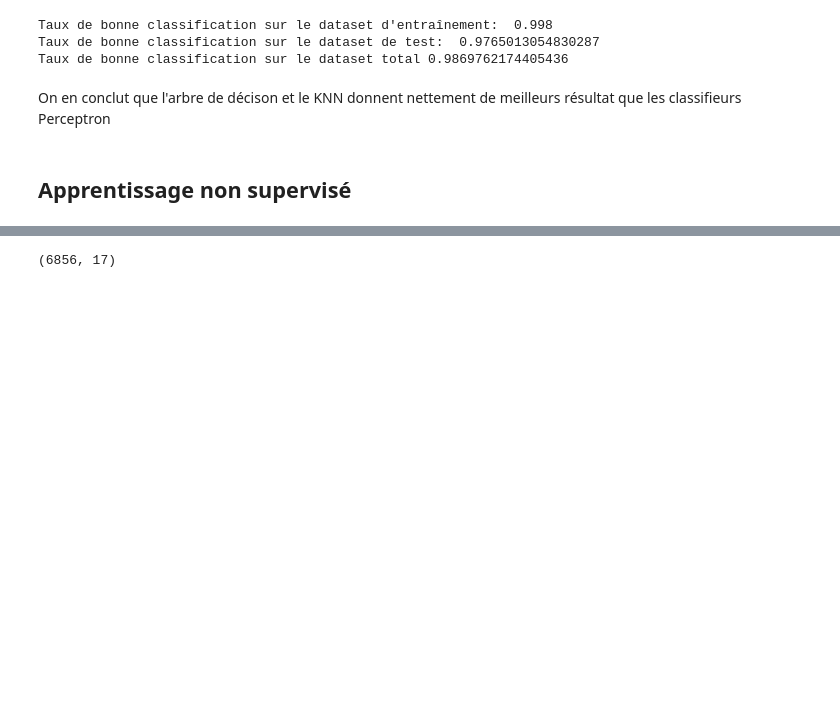
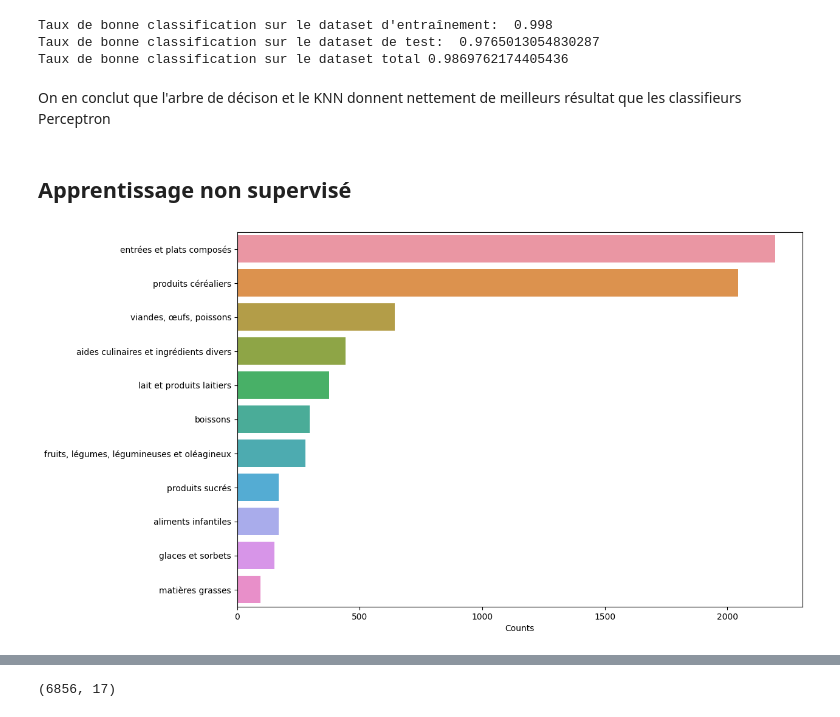
Before and after one commit to Lolikyu/Projet-DataScience, a Jupyter notebook: projet/notebook.ipynb, the cells around one changed output, grey strips where cells are left out. Drawn from its saved outputs; the diff is of its cells as text; code cells hidden in the pictures; blank space fills up the shorter version.

```diff
--- a/projet/notebook.ipynb
+++ b/projet/notebook.ipynb
@@ -494,4 +493,13 @@ Taux de bonne classification sur le dataset total 0.9869762174405436
 On en conclut que l'arbre de décison et le KNN donnent nettement de meilleurs résultat que les classifieurs Perceptron
 # %% [markdown]
 ## Apprentissage non supervisé
+# %%
+dataNS = data_ingredients.copy()
+
+# Bar chart représentats le nombre de groupe d'aliments
+plt.figure(figsize=(12, 8))
+_ = sns.barplot(x=pd.value_counts(dataNS["Groupe d'aliment"]), y=pd.value_counts(dataNS["Groupe d'aliment"]).index)
+_ = plt.xlabel("Counts")
+# %% [output]
+[figure, added]
 # %%
```
Also changed, not shown: parts of 11 cells of this notebook, 1 other file.
